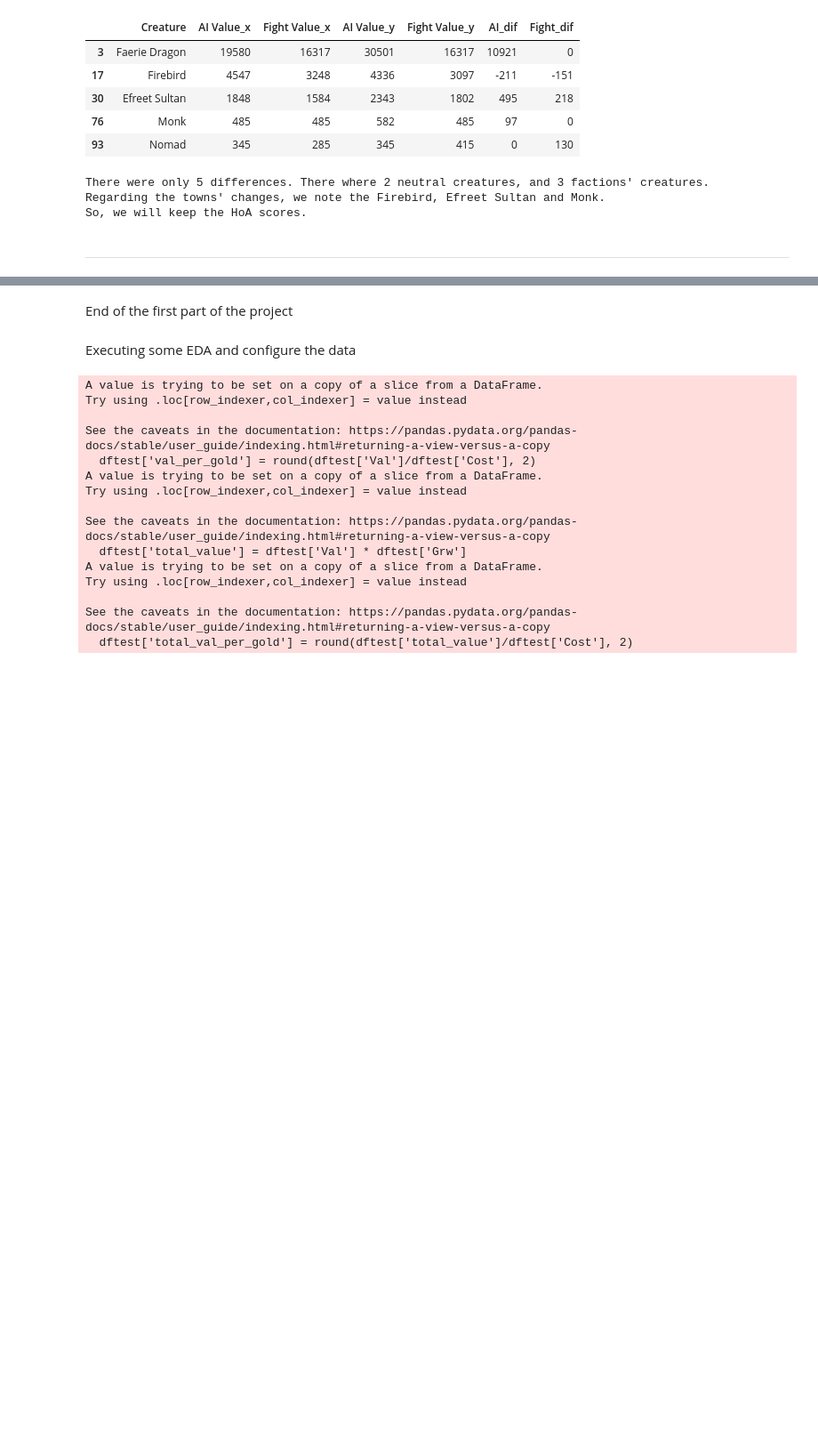
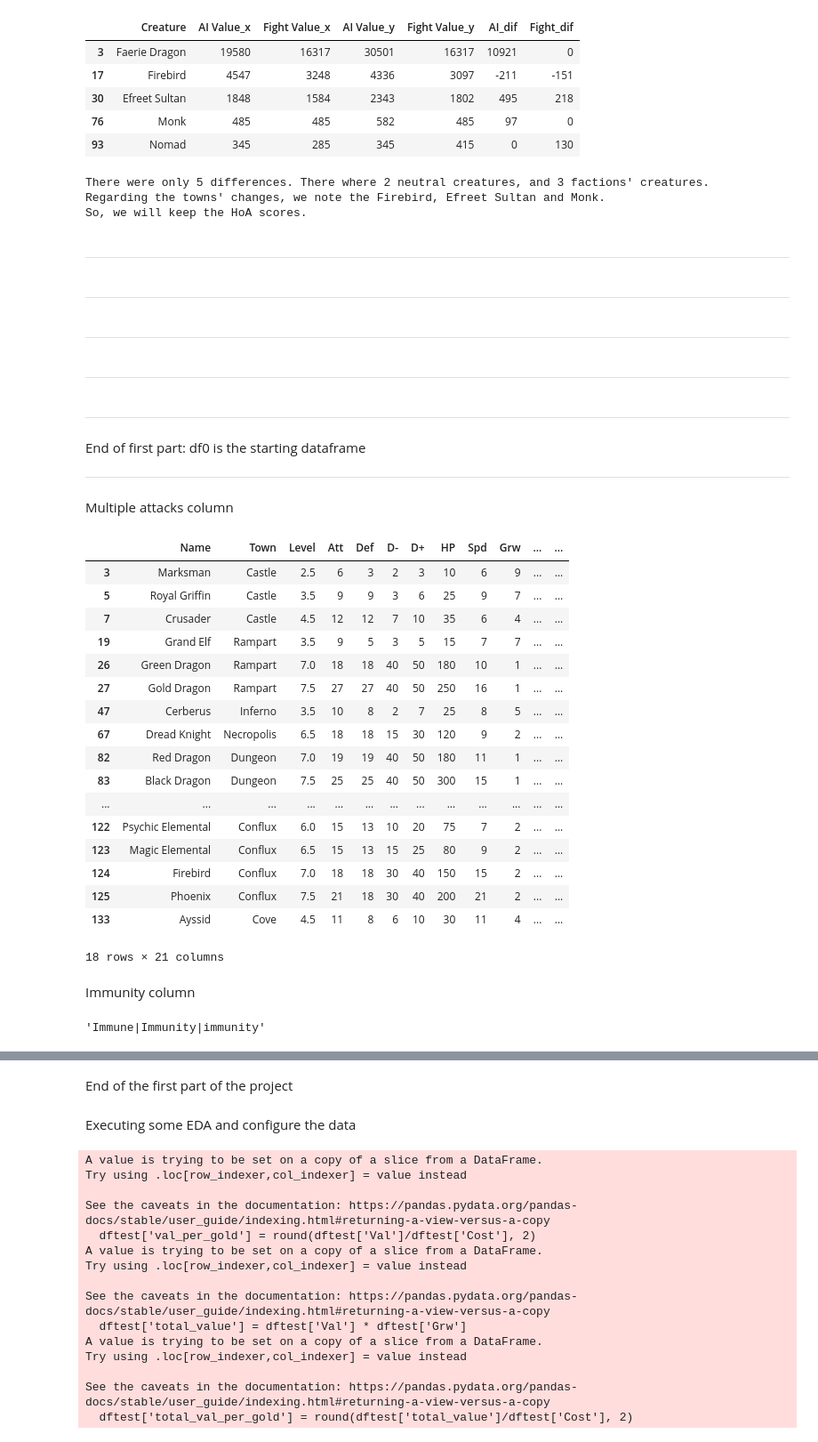
Before and after one commit to tazar09/h3_working_repo, a Jupyter notebook: h3_castles.ipynb, the cells around one changed output, grey strips where cells are left out. Shown at 89% size. Saved outputs shown, nothing was run; the diff lists cells and outputs as text; code cells hidden in the pictures; blank space fills up the shorter version.

```diff
--- a/h3_castles.ipynb
+++ b/h3_castles.ipynb
@@ -182,0 +179,45 @@ ________________________________________________________________________________
+# %% [markdown]
+___________________
+# %% [markdown]
+_____________
+# %% [markdown]
+
+___________
+# %% [markdown]
+________________________________________________________________________________________________________________________________________________________________
+End of first part: df0 is the starting dataframe
+________________________________________________________________________________________________________________________________________________________________
+# %% [markdown]
+Multiple attacks column
+# %%
+words = ['Double', 'Breath', 'Ferocity', 'adjacent', '3-headed', 'Death blow', 'Unlimited']
+pattern = '|'.join(words)
+mask = df['Special'].str.contains(pattern)
+df[mask]
+# %% [output]
+|  | Name | Town | Level | Att | Def | D- | D+ | HP | Spd | Grw | ... | ... |
+| 3 | Marksman | Castle | 2.5 | 6 | 3 | 2 | 3 | 10 | 6 | 9 | ... | ... |
+| 5 | Royal Griffin | Castle | 3.5 | 9 | 9 | 3 | 6 | 25 | 9 | 7 | ... | ... |
+| 7 | Crusader | Castle | 4.5 | 12 | 12 | 7 | 10 | 35 | 6 | 4 | ... | ... |
+| 19 | Grand Elf | Rampart | 3.5 | 9 | 5 | 3 | 5 | 15 | 7 | 7 | ... | ... |
+| 26 | Green Dragon | Rampart | 7.0 | 18 | 18 | 40 | 50 | 180 | 10 | 1 | ... | ... |
+| 27 | Gold Dragon | Rampart | 7.5 | 27 | 27 | 40 | 50 | 250 | 16 | 1 | ... | ... |
+| 47 | Cerberus | Inferno | 3.5 | 10 | 8 | 2 | 7 | 25 | 8 | 5 | ... | ... |
+| 67 | Dread Knight | Necropolis | 6.5 | 18 | 18 | 15 | 30 | 120 | 9 | 2 | ... | ... |
+| 82 | Red Dragon | Dungeon | 7.0 | 19 | 19 | 40 | 50 | 180 | 11 | 1 | ... | ... |
+| 83 | Black Dragon | Dungeon | 7.5 | 25 | 25 | 40 | 50 | 300 | 15 | 1 | ... | ... |
+| ... | ... | ... | ... | ... | ... | ... | ... | ... | ... | ... | ... | ... |
+| 122 | Psychic Elemental | Conflux | 6.0 | 15 | 13 | 10 | 20 | 75 | 7 | 2 | ... | ... |
+| 123 | Magic Elemental | Conflux | 6.5 | 15 | 13 | 15 | 25 | 80 | 9 | 2 | ... | ... |
+| 124 | Firebird | Conflux | 7.0 | 18 | 18 | 30 | 40 | 150 | 15 | 2 | ... | ... |
+| 125 | Phoenix | Conflux | 7.5 | 21 | 18 | 30 | 40 | 200 | 21 | 2 | ... | ... |
+| 133 | Ayssid | Cove | 4.5 | 11 | 8 | 6 | 10 | 30 | 11 | 4 | ... | ... |
+18 rows × 21 columns
+# %% [markdown]
+Immunity column
+# %%
+words2 = ['Immune', 'Immunity', 'immunity']
+pattern2 = '|'.join(words2)
+pattern2
+# %% [output]
+'Immune|Immunity|immunity'
```
Also changed, not shown: parts of 16 cells of this notebook.
